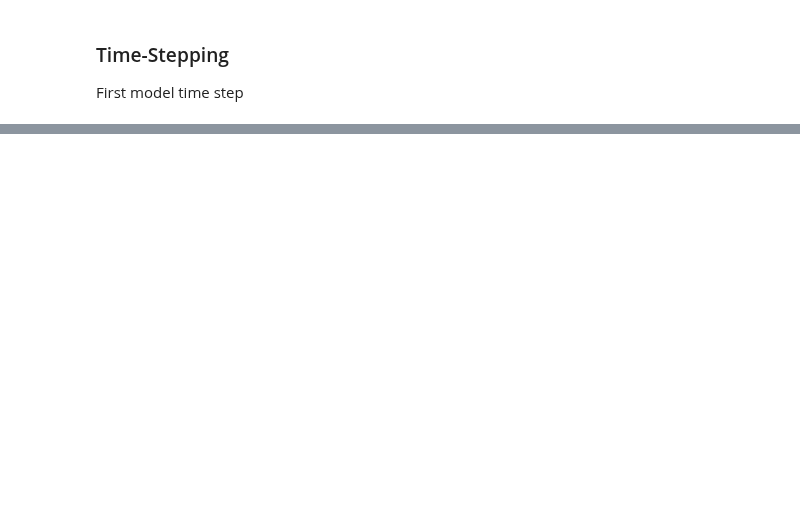
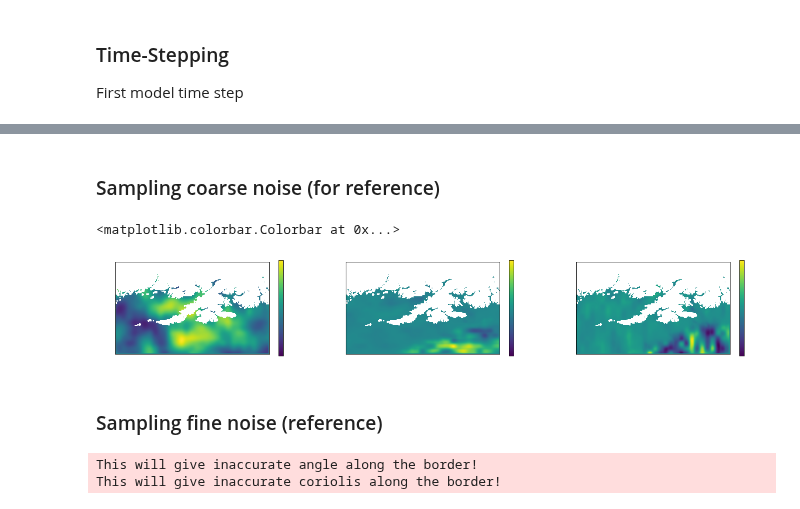
Before and after one commit to sintefmath/multilevelDA, a Jupyter notebook: notebooks/MultiResSim.ipynb, the cells around one changed output, grey strips where cells are left out. Cells and saved outputs as stored; diff of their text form; code cells hidden in the pictures; blank space fills up the shorter version.

Commit message:
reference for noise

```diff
--- a/notebooks/MultiResSim.ipynb
+++ b/notebooks/MultiResSim.ipynb
@@ -114,0 +139,22 @@ for ax_s in axs:
+# %% [markdown]
+### Sampling coarse noise (for reference)
+# %%
+from gpuocean.SWEsimulators import OceanStateNoise
+small_scale_model_error = OceanStateNoise.OceanStateNoise.fromsim(sim, interpolation_factor=17)
+# %%
+eta_before, hu_before, hv_before = sim.download()
+small_scale_model_error.perturbSim(sim)
+eta_after, hu_after, hv_after = sim.download()
+
+fig, axs = plt.subplots(1,3, figsize=(20,10))
+im = axs[0].imshow((eta_after-eta_before))
+plt.colorbar(im, ax=axs[0], shrink=0.3)
+im = axs[1].imshow((hu_after-hu_before))
+plt.colorbar(im, ax=axs[1], shrink=0.3)
+im = axs[2].imshow((hv_after-hv_before))
+plt.colorbar(im, ax=axs[2], shrink=0.3)
+# %% [output]
+<matplotlib.colorbar.Colorbar at 0x...>
+[figure, added]
+# %% [markdown]
+### Sampling fine noise (reference)
@@ -114,0 +169,5 @@ for ax_s in axs:
+# %%
+fine_sim = CDKLM16.CDKLM16(gpu_ctx, **fine_sim_args, **fine_data_args)
+# %% [output]
+This will give inaccurate angle along the border!
+This will give inaccurate coriolis along the border!
```
Also changed, not shown: parts of 47 cells of this notebook.
